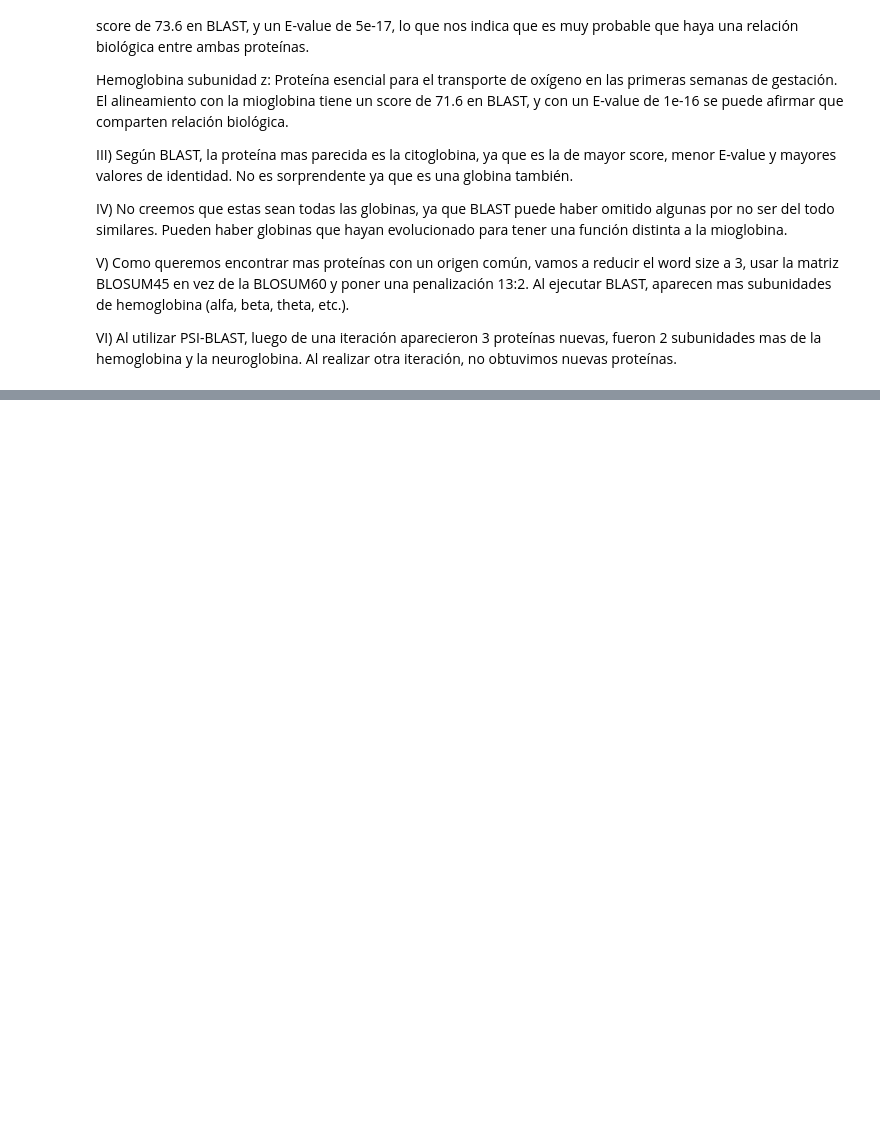
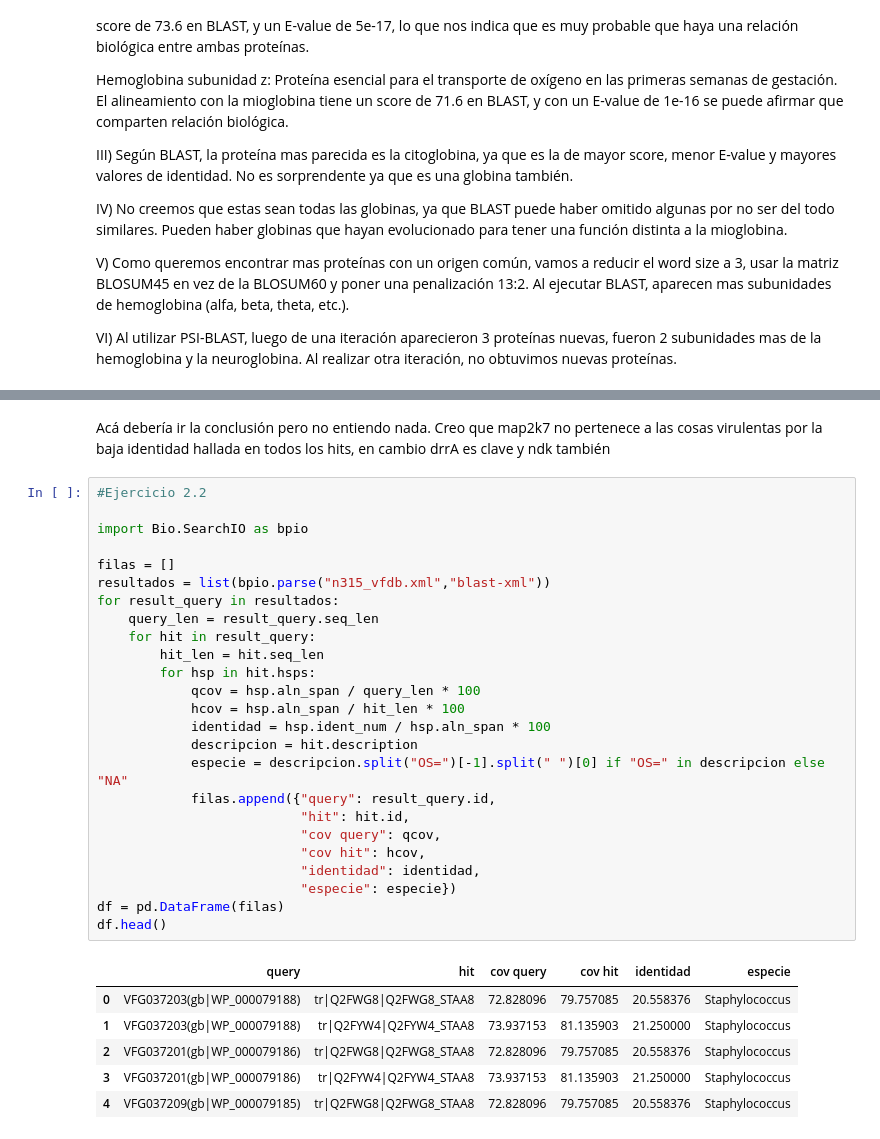
Before and after one commit to pizzanaranja/Bioinformatica, a Jupyter notebook: TP 2/TP 2.ipynb, the cells around one changed output, grey strips where cells are left out. Cells and saved outputs as stored; diff of their text form; blank space fills up the shorter version.

```diff
--- a/TP 2/TP 2.ipynb
+++ b/TP 2/TP 2.ipynb
@@ -41,0 +102,35 @@ VI) Al utilizar PSI-BLAST, luego de una iteración aparecieron 3 proteínas nuev
+# %% [markdown]
+Acá debería ir la conclusión pero no entiendo nada.
+Creo que map2k7 no pertenece a las cosas virulentas por la baja identidad hallada en todos los hits, en cambio drrA es clave y ndk también
+# %%
+#Ejercicio 2.2
+
+import Bio.SearchIO as bpio
+
+filas = []
+resultados = list(bpio.parse("n315_vfdb.xml","blast-xml"))
+for result_query in resultados:
+    query_len = result_query.seq_len
+    for hit in result_query:
+        hit_len = hit.seq_len
+        for hsp in hit.hsps:
+            qcov = hsp.aln_span / query_len * 100
+            hcov = hsp.aln_span / hit_len * 100
+            identidad = hsp.ident_num / hsp.aln_span * 100
+            descripcion = hit.description
+            especie = descripcion.split("OS=")[-1].split(" ")[0] if "OS=" in descripcion else "NA"
+            filas.append({"query": result_query.id,
+                          "hit": hit.id,
+                          "cov query": qcov,
+                          "cov hit": hcov,
+                          "identidad": identidad,
+                          "especie": especie})
+df = pd.DataFrame(filas)
+df.head()
+# %% [output]
+|  | query | hit | cov query | cov hit | identidad | especie |
+| 0 | VFG037203(gb|WP_000079188) | tr|Q2FWG8|Q2FWG8_STAA8 | 72.828096 | 79.757085 | 20.558376 | Staphylococcus |
+| 1 | VFG037203(gb|WP_000079188) | tr|Q2FYW4|Q2FYW4_STAA8 | 73.937153 | 81.135903 | 21.250000 | Staphylococcus |
+| 2 | VFG037201(gb|WP_000079186) | tr|Q2FWG8|Q2FWG8_STAA8 | 72.828096 | 79.757085 | 20.558376 | Staphylococcus |
+| 3 | VFG037201(gb|WP_000079186) | tr|Q2FYW4|Q2FYW4_STAA8 | 73.937153 | 81.135903 | 21.250000 | Staphylococcus |
+| 4 | VFG037209(gb|WP_000079185) | tr|Q2FWG8|Q2FWG8_STAA8 | 72.828096 | 79.757085 | 20.558376 | Staphylococcus |
```
Also changed, not shown: parts of 5 cells of this notebook, 26 other files.
